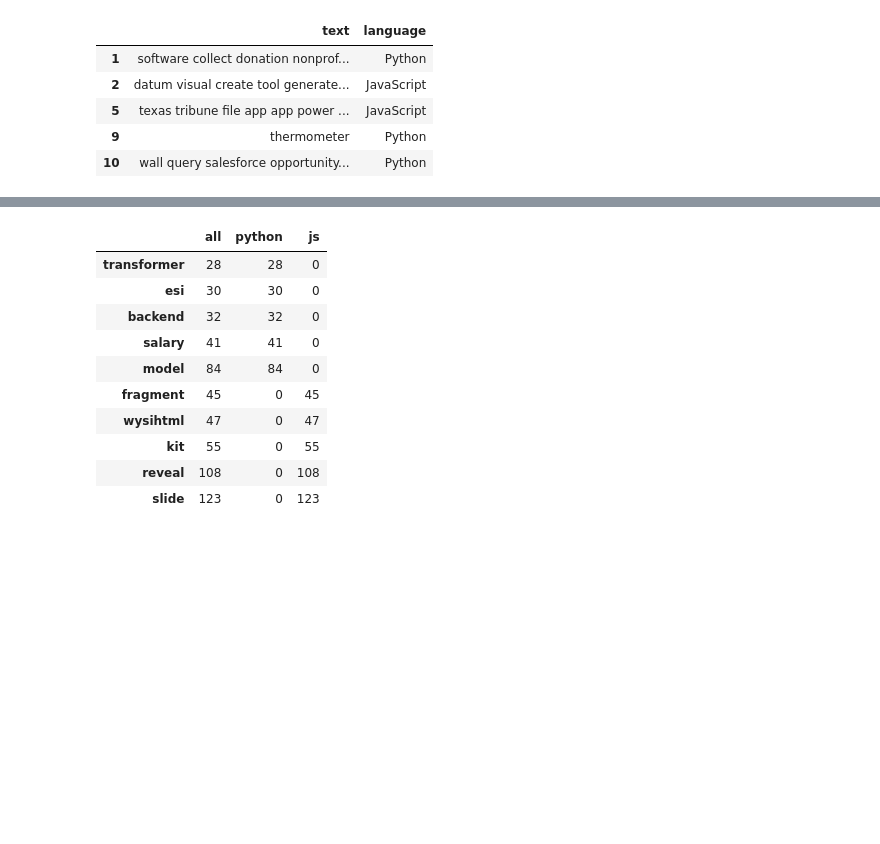
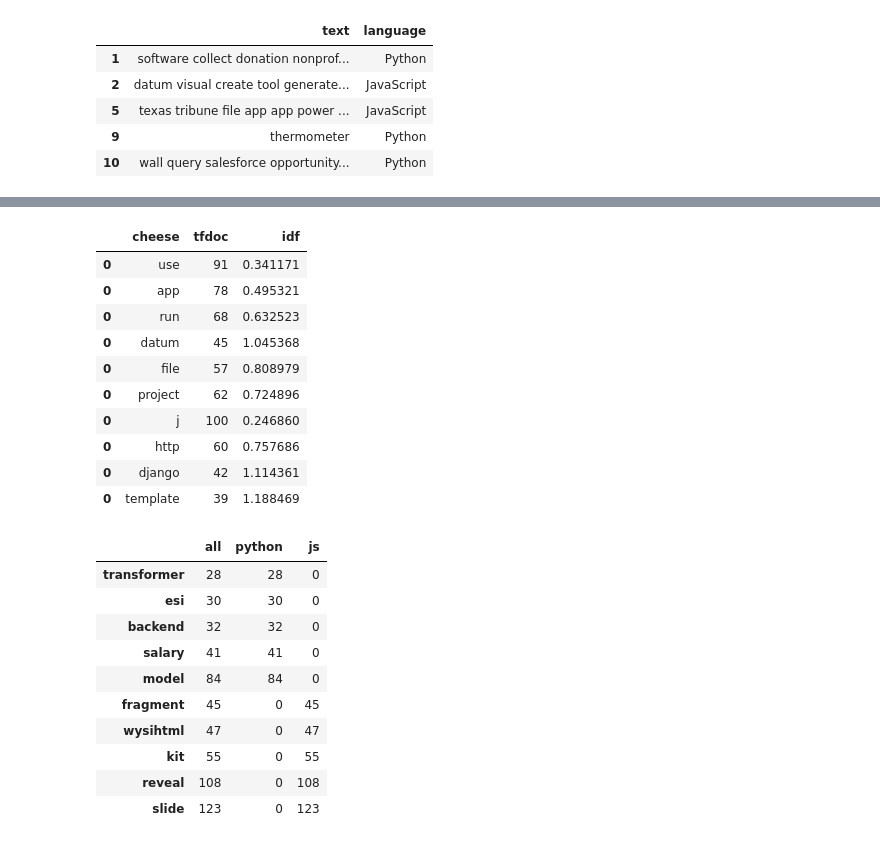
Before and after one commit to dd-jason-chad/nlp_project, a Jupyter notebook: dd-project.ipynb, the cells around one changed output, grey strips where cells are left out. Drawn from its saved outputs; the diff is of its cells as text; code cells hidden in the pictures; blank space fills up the shorter version.

```diff
--- a/dd-project.ipynb
+++ b/dd-project.ipynb
@@ -821,3 +834,17 @@ cheese.index.values.tolist()
+# %%
+df_common
+# %% [output]
+|  | cheese | tfdoc | idf |
+| 0 | use | 91 | 0.341171 |
+| 0 | app | 78 | 0.495321 |
+| 0 | run | 68 | 0.632523 |
+| 0 | datum | 45 | 1.045368 |
+| 0 | file | 57 | 0.808979 |
+| 0 | project | 62 | 0.724896 |
+| 0 | j | 100 | 0.246860 |
+| 0 | http | 60 | 0.757686 |
+| 0 | django | 42 | 1.114361 |
+| 0 | template | 39 | 1.188469 |
 # %%
 # Are there any words that uniquely identify a language?
 pd.concat([word_counts[word_counts.js == 0].sort_values(by='python').tail(5),
```
Also changed, not shown: parts of 33 cells of this notebook.
